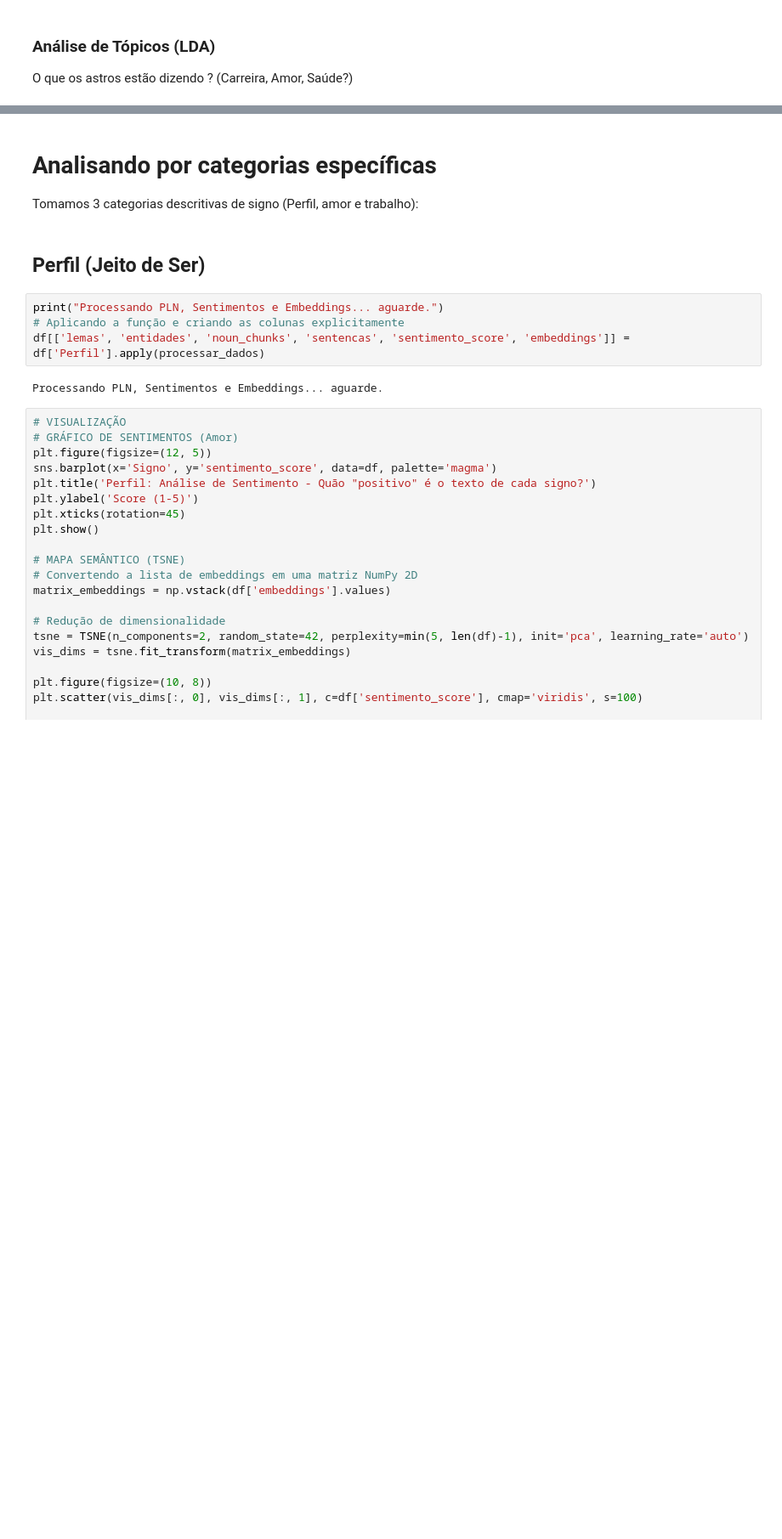
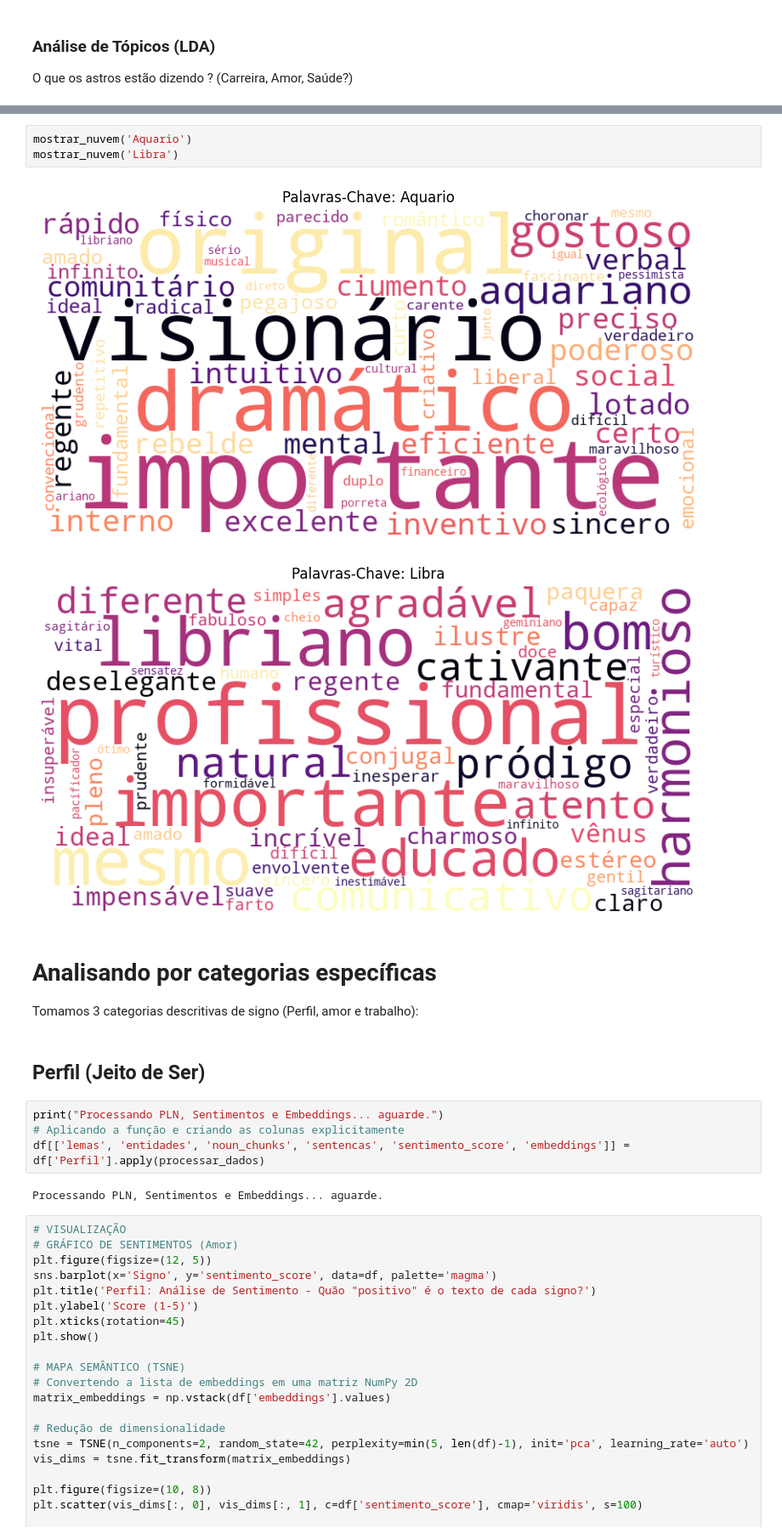
Before and after one commit to beabento/MDNE, a Jupyter notebook: MDNE_Parte_3 - Bea, Matheus, Leo.ipynb, the cells around one changed output, grey strips where cells are left out. Shown at 85% size. Saved outputs shown, nothing was run; the diff lists cells and outputs as text; blank space fills up the shorter version.

```diff
--- a/MDNE_Parte_3 - Bea, Matheus, Leo.ipynb
+++ b/MDNE_Parte_3 - Bea, Matheus, Leo.ipynb
@@ -327,3 +333,9 @@ mostrar_nuvem('Leao')
+# %%
+mostrar_nuvem('Aquario')
+mostrar_nuvem('Libra')
+# %% [output]
+[figure, added]
+[figure, added]
 # %% [markdown]
 # Analisando por categorias específicas
 Tomamos 3 categorias descritivas de signo (Perfil, amor e trabalho):
```
Also changed, not shown: parts of 7 cells of this notebook.
